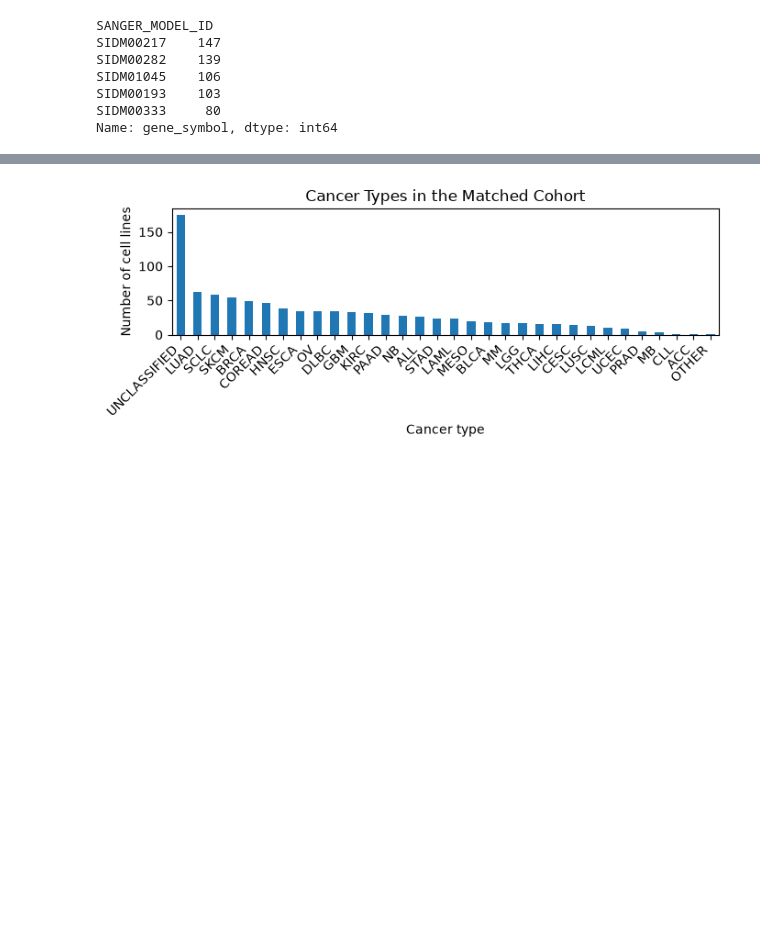
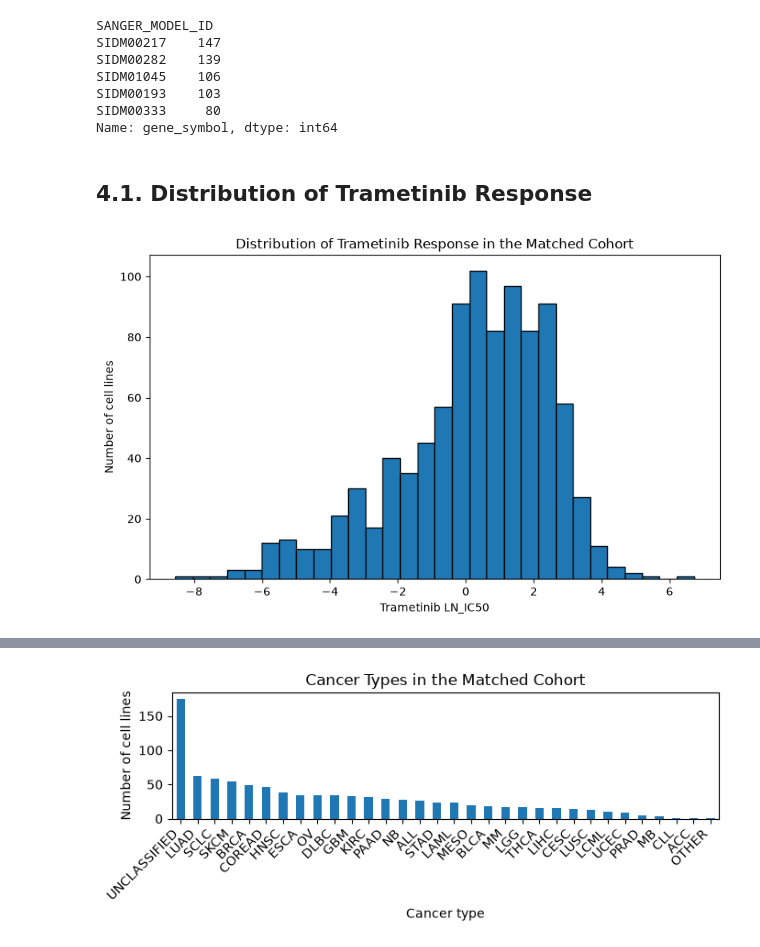
Before and after one commit to carolinemalaihull/trametinib-drug-response-ml, a Jupyter notebook: notebooks/01_data_exploration.ipynb, the cells around one changed output, grey strips where cells are left out. Drawn from its saved outputs; the diff is of its cells as text; code cells hidden in the pictures; blank space fills up the shorter version.

```diff
--- a/notebooks/01_data_exploration.ipynb
+++ b/notebooks/01_data_exploration.ipynb
@@ -535,3 +524,22 @@ SIDM01045    106
 SIDM00193    103
 SIDM00333     80
 Name: gene_symbol, dtype: int64
+# %% [markdown]
+## 4.1. Distribution of Trametinib Response
+# %%
+plt.figure(figsize=(8, 5))
+
+plt.hist(
+    trametinib_matched["LN_IC50"],
+    bins=30,
+    edgecolor="black"
+)
+
+plt.xlabel("Trametinib LN_IC50")
+plt.ylabel("Number of cell lines")
+plt.title("Distribution of Trametinib Response in the Matched Cohort")
+
+plt.tight_layout()
+plt.show()
+# %% [output]
+[figure, added]
```
Also changed, not shown: parts of 56 cells of this notebook.
